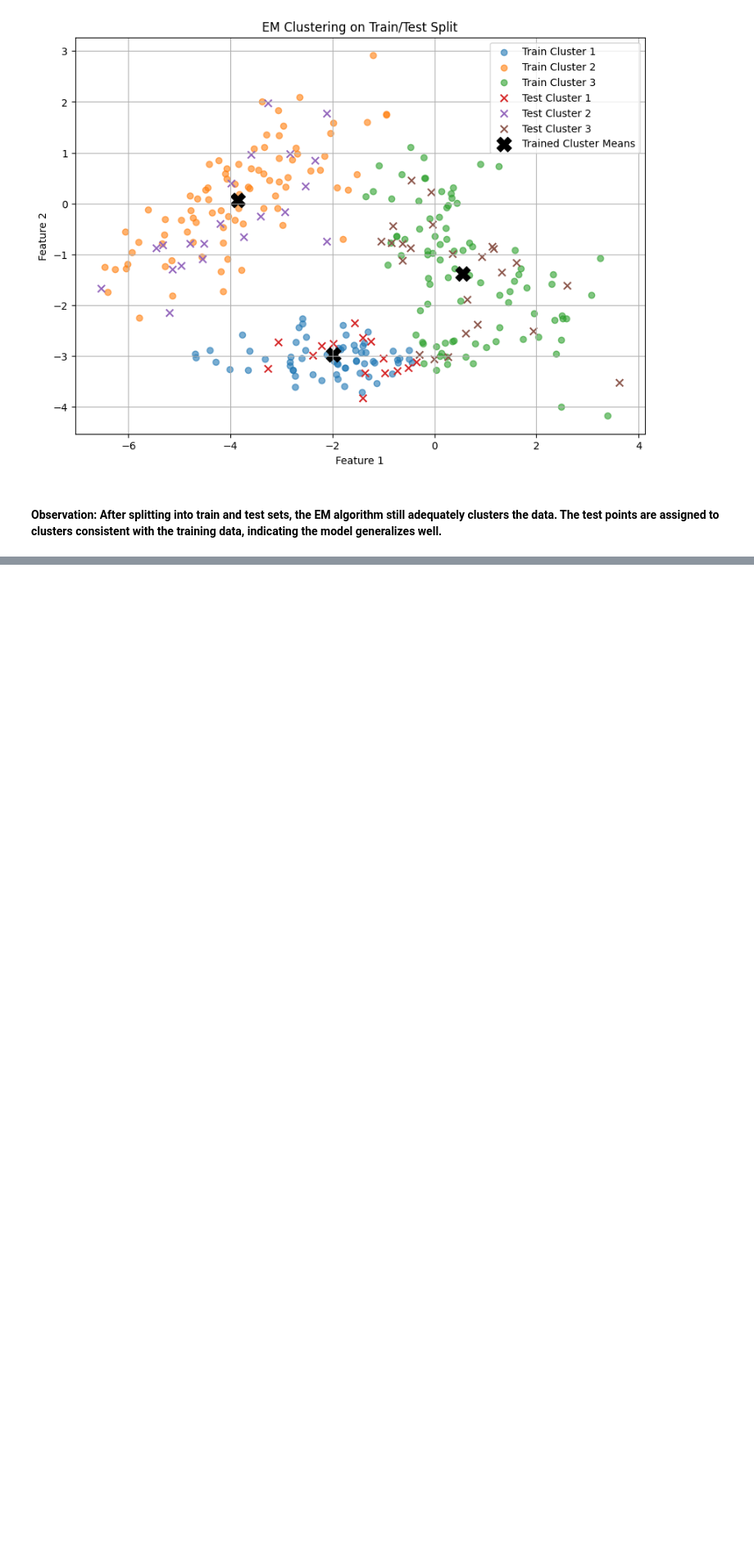
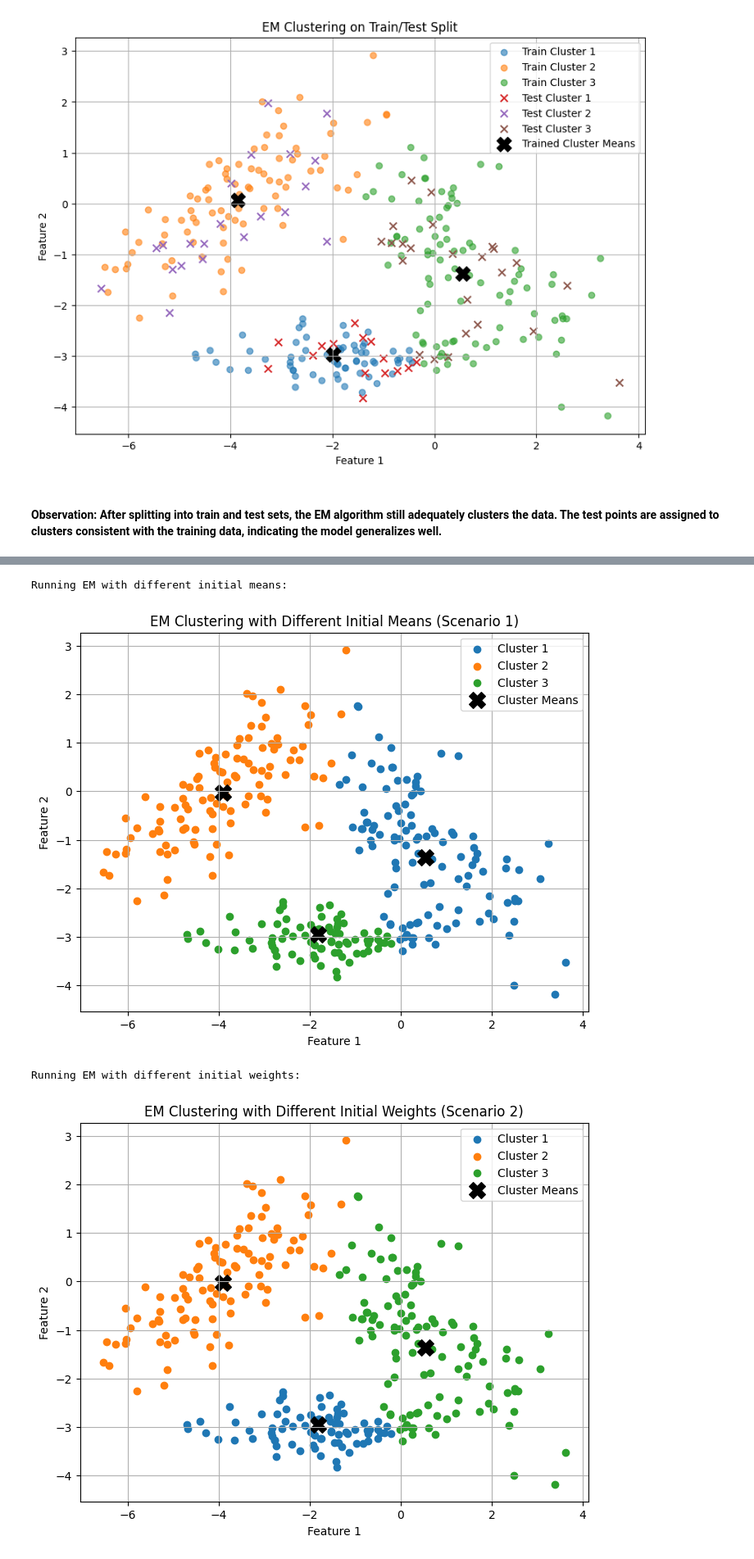
Before and after one commit to nanjala116/machine_learning1, a Jupyter notebook: notebooks_hw/clustering.ipynb, the cells around one changed output, grey strips where cells are left out. Shown at 82% size. Saved outputs shown, nothing was run; the diff lists cells and outputs as text; code cells hidden in the pictures; blank space fills up the shorter version.

```diff
--- a/notebooks_hw/clustering.ipynb
+++ b/notebooks_hw/clustering.ipynb
@@ -274,41 +294,41 @@ for var_q4_2 in variances_q4_2:
 # %%
-# --- Q4.3: Change starting values for weights and/or means ---
-print("\n--- Q4.3: Change starting values for weights and/or means ---")
-
 # Scenario 1: Different initial means (P_Init)
-M_q4_3_s1 = np.array([[5.0, -5.0, 0.0], [5.0, -5.0, 0.0]]) # Very different initial means
+M_s1 = np.array([[20.0, -20.0, 0.0], [10.0, -10.0, 0.0]]) # Very different initial means
 print("\nRunning EM with different initial means:")
-W_final_q4_3_s1, P_q4_3_s1, p_q4_3_s1 = exp_max(100, K_q2, normal_pdf, normal_train, Xmat_q2, W_q2, M_q4_3_s1)
-cluster_assignments_q4_3_s1 = np.argmax(p_q4_3_s1, axis=0)
+W_final_s1, P_s1, p_s1 = exp_max(100, K, normal_pdf, normal_train, Xmat, W, M_s1)
+cluster_assignments_s1 = np.argmax(p_s1, axis=0)
 
 plt.figure(figsize=(8, 6))
-for i in range(K_q2):
-    cluster_points = Xmat_q2[cluster_assignments_q4_3_s1 == i]
+for i in range(K):
+    cluster_points = Xmat[cluster_assignments_s1 == i]
     plt.scatter(cluster_points[:, 0], cluster_points[:, 1], label=f'Cluster {i+1}')
-plt.scatter(P_q4_3_s1[0, :], P_q4_3_s1[1, :], marker='X', s=200, color='black', label='Cluster Means')
-plt.title('EM Clustering with Different Initial Means (Q4.3 S1)')
+plt.scatter(P_s1[0, :], P_s1[1, :], marker='X', s=200, color='black', label='Cluster Means')
+plt.title('EM Clustering with Different Initial Means (Scenario 1)')
 plt.xlabel('Feature 1')
 plt.ylabel('Feature 2')
 plt.legend()
 plt.grid(True)
-plt.savefig('q4_3_em_clustering_diff_means.png')
-print("Plot saved to q4_3_em_clustering_diff_means.png")
+plt.show()
 
 # Scenario 2: Different initial weights (W_Init)
-W_q4_3_s2 = np.array([[0.1, 0.2, 0.7]]) # Uneven initial weights
+W_s2 = np.array([[0.1, 0.2, 0.7]]) # Uneven initial weights
 print("\nRunning EM with different initial weights:")
-W_final_q4_3_s2, P_q4_3_s2, p_q4_3_s2 = exp_max(100, K_q2, normal_pdf, normal_train, Xmat_q2, W_q4_3_s2, M_q2)
-cluster_assignments_q4_3_s2 = np.argmax(p_q4_3_s2, axis=0)
+W_final_s2, P_s2, p_s2 = exp_max(100, K, normal_pdf, normal_train, Xmat, W_s2, M)
+cluster_assignments_s2 = np.argmax(p_s2, axis=0)
 
 plt.figure(figsize=(8, 6))
-for i in range(K_q2):
-    cluster_points = Xmat_q2[cluster_assignments_q4_3_s2 == i]
+for i in range(K):
+    cluster_points = Xmat[cluster_assignments_s2 == i]
     plt.scatter(cluster_points[:, 0], cluster_points[:, 1], label=f'Cluster {i+1}')
-plt.scatter(P_q4_3_s2[0, :], P_q4_3_s2[1, :], marker='X', s=200, color='black', label='Cluster Means')
-plt.title('EM Clustering with Different Initial Weights (Q4.3 S2)')
+plt.scatter(P_s2[0, :], P_s2[1, :], marker='X', s=200, color='black', label='Cluster Means')
+plt.title('EM Clustering with Different Initial Weights (Scenario 2)')
 plt.xlabel('Feature 1')
 plt.ylabel('Feature 2')
 plt.legend()
 plt.grid(True)
-plt.savefig('q4_3_em_clustering_diff_weights.png')
-print("Plot saved to q4_3_em_clustering_diff_weights.png")
+plt.show()
+# %% [output]
+Running EM with different initial means:
+[figure, added]
+Running EM with different initial weights:
+[figure, added]
```
Also changed, not shown: parts of 16 cells of this notebook.
